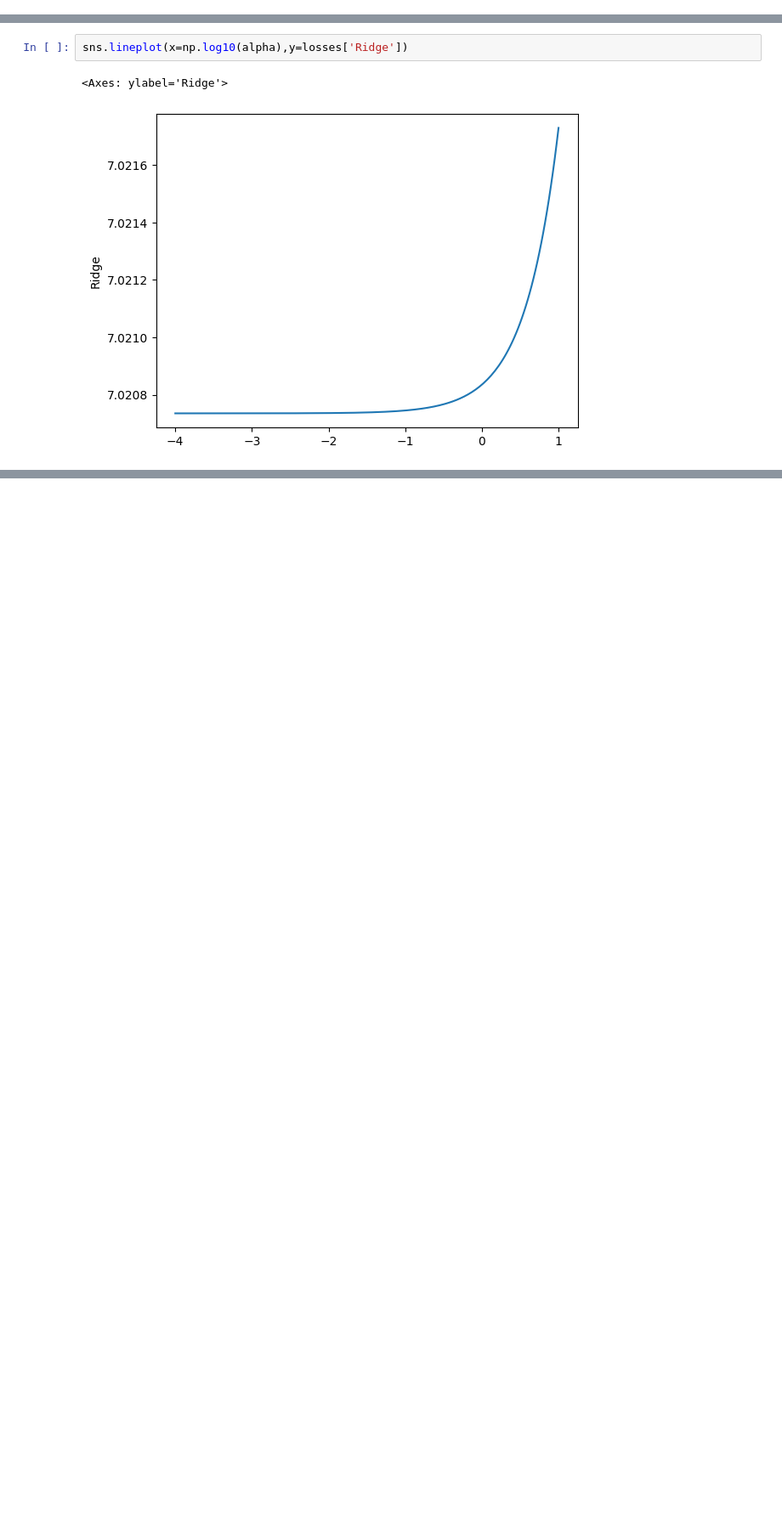
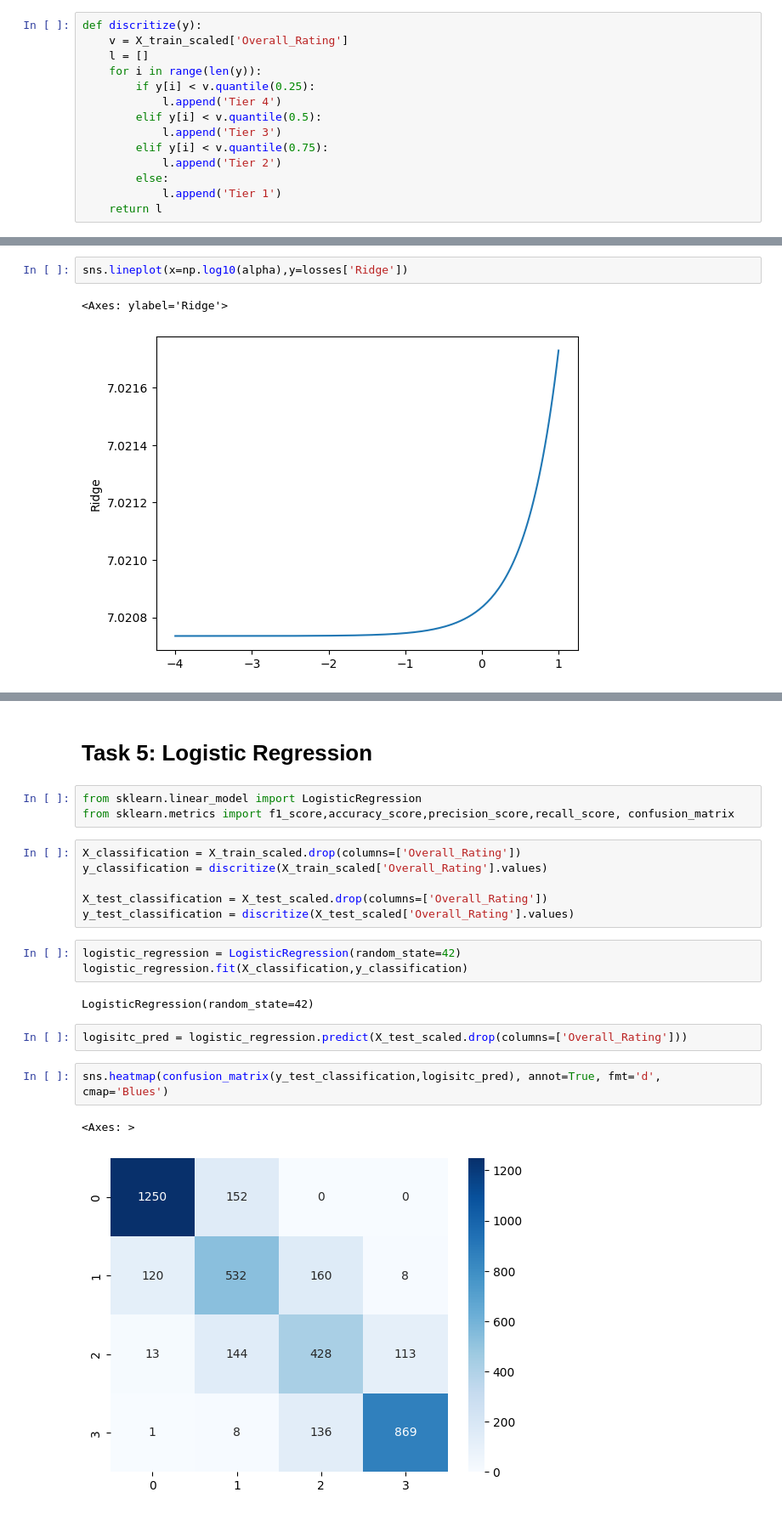
Before and after one commit to Get-Shit-Done-0-0/Machine-2, a Jupyter notebook: FIFA Players Performance Analysis.ipynb, the cells around one changed output, grey strips where cells are left out. Shown at 85% size. Cells and saved outputs as stored; diff of their text form; blank space fills up the shorter version.

Commit message:
Task4 and Task5

```diff
--- a/FIFA Players Performance Analysis.ipynb
+++ b/FIFA Players Performance Analysis.ipynb
@@ -321,6 +340,20 @@ print(X_train_scaled[:6])
 # Task 3 : Classification Target (Logistic Regression + Naïve Bayes)
 # %%
 df['Performance_Tier'] = pd.qcut(df['Overall_Rating'], q=4, labels=['Tier 4', 'Tier 3', 'Tier 2', 'Tier 1'])
+# %%
+def discritize(y):
+    v = X_train_scaled['Overall_Rating']
+    l = []
+    for i in range(len(y)):
+        if y[i] < v.quantile(0.25):
+            l.append('Tier 4')
+        elif y[i] < v.quantile(0.5):
+            l.append('Tier 3')
+        elif y[i] < v.quantile(0.75):
+            l.append('Tier 2')
+        else:
+            l.append('Tier 1')
+    return l
 # %%
 thresholds = df['Overall_Rating'].describe(percentiles=[.25, .5, .75])
 print("Defined Thresholds for Performance Tiers:")
@@ -455,0 +493,23 @@ sns.lineplot(x=np.log10(alpha),y=losses['Ridge'])
+# %% [markdown]
+# Task 5: Logistic Regression
+# %%
+from sklearn.linear_model import LogisticRegression
+from sklearn.metrics import f1_score,accuracy_score,precision_score,recall_score, confusion_matrix
+# %%
+X_classification = X_train_scaled.drop(columns=['Overall_Rating'])
+y_classification = discritize(X_train_scaled['Overall_Rating'].values)
+
+X_test_classification = X_test_scaled.drop(columns=['Overall_Rating'])
+y_test_classification = discritize(X_test_scaled['Overall_Rating'].values)
+# %%
+logistic_regression = LogisticRegression(random_state=42)
+logistic_regression.fit(X_classification,y_classification)
+# %% [output]
+LogisticRegression(random_state=42)
+# %%
+logisitc_pred = logistic_regression.predict(X_test_scaled.drop(columns=['Overall_Rating']))
+# %%
+sns.heatmap(confusion_matrix(y_test_classification,logisitc_pred), annot=True, fmt='d', cmap='Blues')
+# %% [output]
+<Axes: >
+[figure, added]
```
Also changed, not shown: parts of 26 cells of this notebook.
